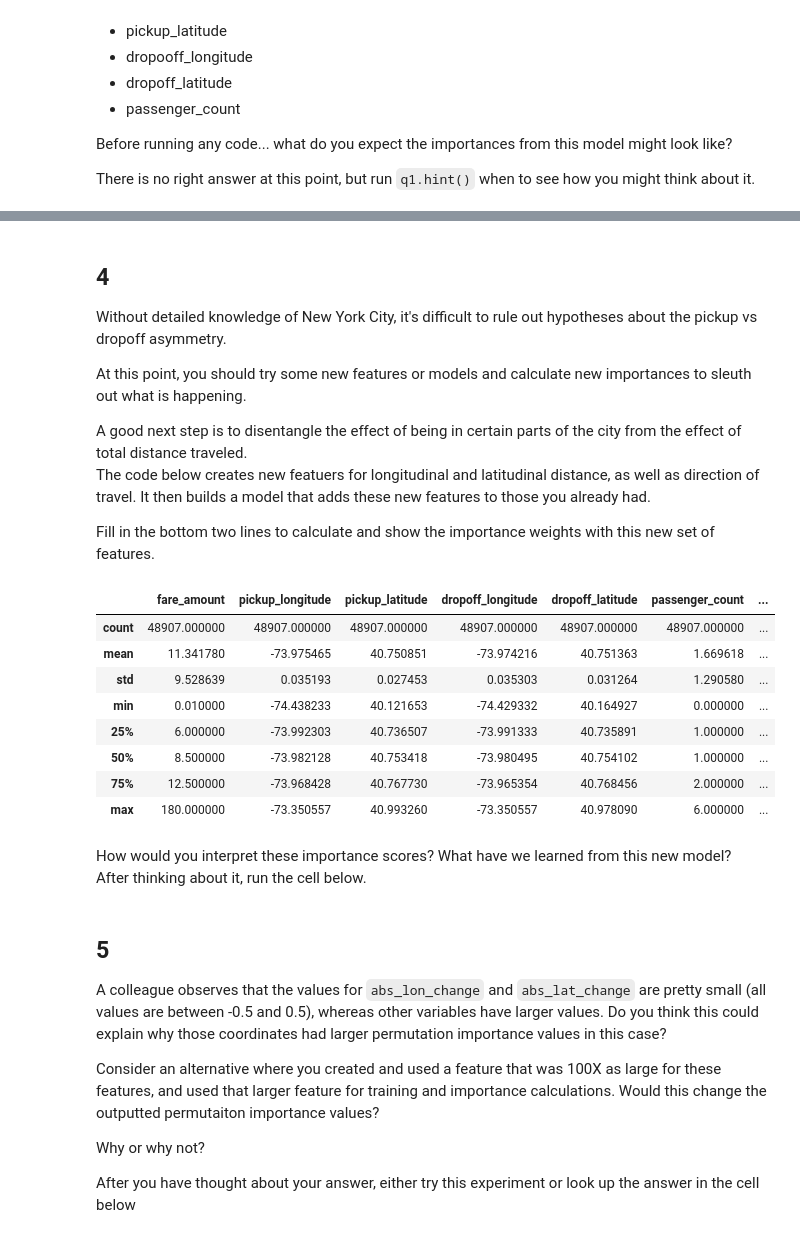
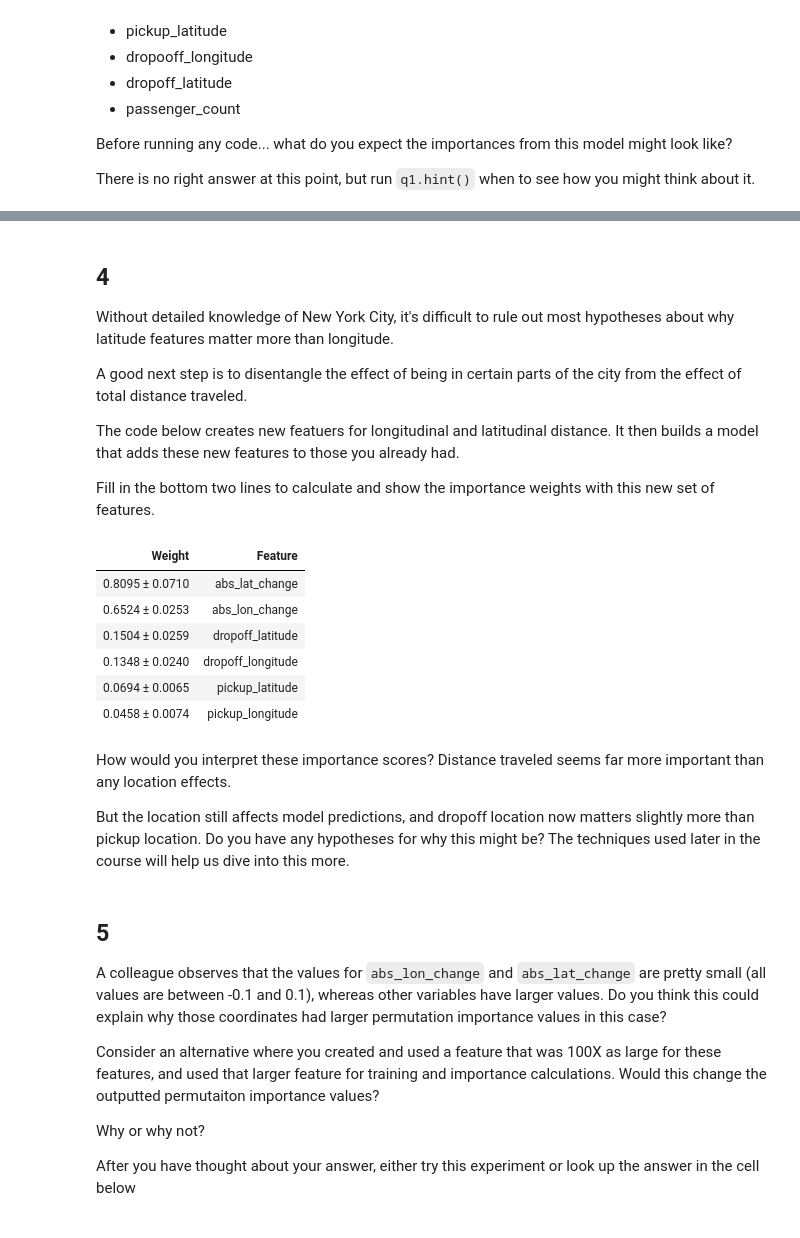
Before and after one commit to Kaggle/learntools, a Jupyter notebook: learntools/ml-insights/nbs/ch2.ipynb, the cells around one changed output, grey strips where cells are left out. Cells and saved outputs as stored; diff of their text form; code cells hidden in the pictures.

```diff
--- a/learntools/ml-insights/nbs/ch2.ipynb
+++ b/learntools/ml-insights/nbs/ch2.ipynb
@@ -20,10 +20,10 @@ from sklearn.model_selection import train_test_split
 data = pd.read_csv('../input/new-york-city-taxi-fare-prediction/train.csv', nrows=50000)
 
 # Remove data with extreme outlier coordinates or negative fares
-data = data.query('pickup_latitude > 40 and pickup_latitude < 41 and ' +
-                  'dropoff_latitude > 40 and dropoff_latitude < 41 and ' +
-                  'pickup_longitude > -74.5 and pickup_longitude < -73 and ' +
-                  'dropoff_longitude > -74.5 and dropoff_longitude < -73 and ' +
+data = data.query('pickup_latitude > 40.7 and pickup_latitude < 40.8 and ' +
+                  'dropoff_latitude > 40.7 and dropoff_latitude < 40.8 and ' +
+                  'pickup_longitude > -74 and pickup_longitude < -73.9 and ' +
+                  'dropoff_longitude > -74 and dropoff_longitude < -73.9 and ' +
                   'fare_amount > 0'
                   )
 
@@ -40,7 +40,7 @@ X = data[base_features]
 
 train_X, val_X, train_y, val_y = train_test_split(X, y, random_state=1)
 first_model = RandomForestRegressor(n_estimators=30, random_state=1).fit(train_X, train_y)
-first_model = LinearRegression().fit(train_X, train_y)
+# first_model = LinearRegression().fit(train_X, train_y)
 print("Data sample:")
 data.head()
 # %% [output]
@@ -137,49 +136,42 @@ q3.hint()
 # %% [markdown]
 ## 4
 
-Without detailed knowledge of New York City, it's difficult to rule out hypotheses about the pickup vs dropoff asymmetry.
-
-At this point, you should try some new features or models and calculate new importances to sleuth out what is happening.
+Without detailed knowledge of New York City, it's difficult to rule out most hypotheses about why latitude features matter more than longitude.
 
 A good next step is to disentangle the effect of being in certain parts of the city from the effect of total distance traveled.
-The code below creates new featuers for longitudinal and latitudinal distance, as well as direction of travel. It then builds a model that adds these new features to those you already had.
+
+The code below creates new featuers for longitudinal and latitudinal distance. It then builds a model that adds these new features to those you already had.
 
 Fill in the bottom two lines to calculate and show the importance weights with this new set of features.
 # %%
 # create new features
 data['abs_lon_change'] = data.dropoff_longitude - data.pickup_longitude
 data['abs_lat_change'] = data.dropoff_latitude - data.pickup_latitude
-data['going_north'] = (data.dropoff_latitude > data.pickup_latitude).astype(int)
-data['going_west'] = (data.dropoff_longitude > data.pickup_longitude).astype(int)
 
 features_2  = ['pickup_longitude',
                'pickup_latitude',
                'dropoff_longitude',
                'dropoff_latitude',
-               'passenger_count',
                'abs_lat_change',
-               'abs_lon_change',
-               'going_north',
-               'going_west']
+               'abs_lon_change']
 
 X = data[features_2]
 new_train_X, new_val_X, new_train_y, new_val_y = train_test_split(X, y, random_state=1)
 second_model = RandomForestRegressor(n_estimators=30, random_state=1).fit(new_train_X, new_train_y)
 
 # Create a PermutationImportance object on second_model and fit it to new_val_X and new_val_y
 perm2 = _ #PermutationImportance(second_model).fit(new_val_X, new_val_y)
 
 # show the weights for the permutation importance you just calculated
-_ #eli5.show_weights(perm2, feature_names = features_2)
+_ # eli5.show_weights(perm2, feature_names = features_2)
+
+# uncomment and run the following cell to check your answer
+# q4.check()
 # %% [output]
-|  | fare_amount | pickup_longitude | pickup_latitude | dropoff_longitude | dropoff_latitude | passenger_count | ... |
-| count | 48907.000000 | 48907.000000 | 48907.000000 | 48907.000000 | 48907.000000 | 48907.000000 | ... |
-| mean | 11.341780 | -73.975465 | 40.750851 | -73.974216 | 40.751363 | 1.669618 | ... |
-| std | 9.528639 | 0.035193 | 0.027453 | 0.035303 | 0.031264 | 1.290580 | ... |
-| min | 0.010000 | -74.438233 | 40.121653 | -74.429332 | 40.164927 | 0.000000 | ... |
-| 25% | 6.000000 | -73.992303 | 40.736507 | -73.991333 | 40.735891 | 1.000000 | ... |
-| 50% | 8.500000 | -73.982128 | 40.753418 | -73.980495 | 40.754102 | 1.000000 | ... |
-| 75% | 12.500000 | -73.968428 | 40.767730 | -73.965354 | 40.768456 | 2.000000 | ... |
-| max | 180.000000 | -73.350557 | 40.993260 | -73.350557 | 40.978090 | 6.000000 | ... |
+| Weight | Feature |
+| 0.8095 ± 0.0710 | abs_lat_change |
+| 0.6524 ± 0.0253 | abs_lon_change |
+| 0.1504 ± 0.0259 | dropoff_latitude |
+| 0.1348 ± 0.0240 | dropoff_longitude |
+| 0.0694 ± 0.0065 | pickup_latitude |
+| 0.0458 ± 0.0074 | pickup_longitude |
-# %% [markdown]
-How would you interpret these importance scores?  What have we learned from this new model?  After thinking about it, run the cell below.
@@ -188,7 +178,11 @@ How would you interpret these importance scores?  What have we learned from this
+# %% [markdown]
+How would you interpret these importance scores? Distance traveled seems far more important than any location effects.
+
+But the location still affects model predictions, and dropoff location now matters slightly more than pickup location. Do you have any hypotheses for why this might be? The techniques used later in the course will help us dive into this more.
 # %% [markdown]
 ## 5
 
-A colleague observes that the values for `abs_lon_change` and `abs_lat_change` are pretty small (all values are between -0.5 and 0.5), whereas other variables have larger values.  Do you think this could explain why those coordinates had larger permutation importance values in this case?
+A colleague observes that the values for `abs_lon_change` and `abs_lat_change` are pretty small (all values are between -0.1 and 0.1), whereas other variables have larger values.  Do you think this could explain why those coordinates had larger permutation importance values in this case?
 
 Consider an alternative where you created and used a feature that was 100X as large for these features, and used that larger feature for training and importance calculations. Would this change the outputted permutaiton importance values?
 
```
Also changed, not shown: parts of 11 cells of this notebook, 4 other files.
